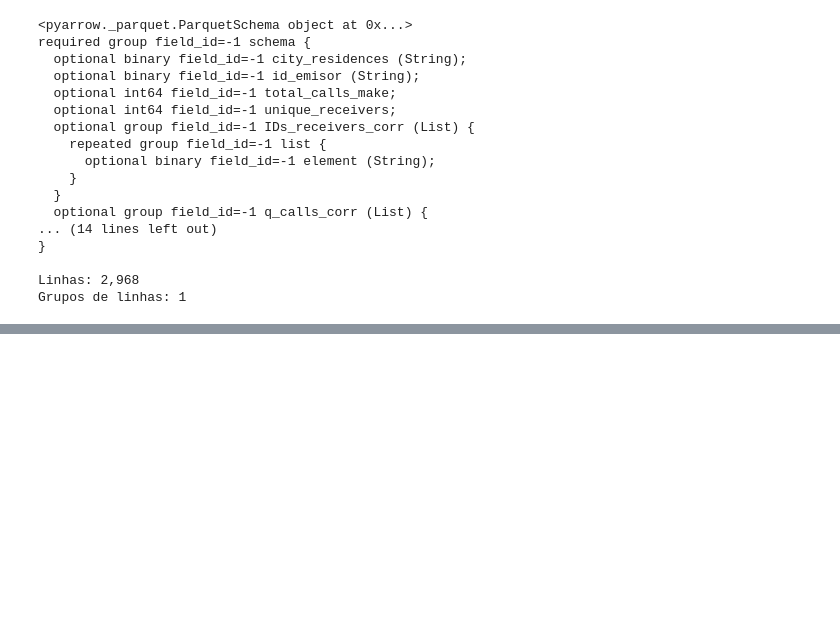
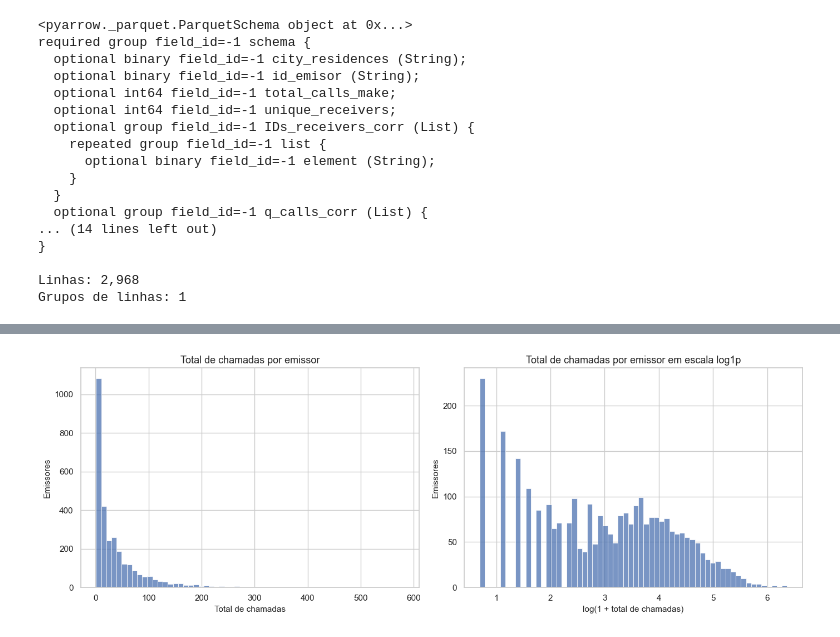
Before and after one commit to pedroazara/campinas-telecom-network, a Jupyter notebook: eda.ipynb, the cells around one changed output, grey strips where cells are left out. Cells and saved outputs as stored; diff of their text form; code cells hidden in the pictures; blank space fills up the shorter version.

```diff
--- a/eda.ipynb
+++ b/eda.ipynb
@@ -380,0 +120,17 @@ def filtrar_residencias_por_ids(path, ids, chunksize=500_000):
+# %%
+list_cols = ['IDs_receivers_corr', 'q_calls_corr', 'residence_distance_km_corr', 'calls_duration_total_corr']
+
+for col in list_cols:
+    lavras[f'n_{col}'] = lavras[col].apply(len)
+
+lavras['soma_q_calls_corr'] = lavras['q_calls_corr'].apply(sum)
+
+checks = pd.DataFrame({
+    'linhas': [len(lavras)],
+    'emissores_unicos': [lavras['id_emisor'].nunique()],
+    'emissores_duplicados': [lavras['id_emisor'].duplicated().sum()],
+    'unique_receivers_confere': [(lavras['unique_receivers'] == lavras['n_IDs_receivers_corr']).all()],
+    'listas_mesmo_tamanho': [(lavras[[f'n_{c}' for c in list_cols]].nunique(axis=1) == 1).all()],
+    'total_calls_confere': [(lavras['total_calls_make'] == lavras['soma_q_calls_corr']).all()],
+})
+checks
@@ -380,0 +155,13 @@ def filtrar_residencias_por_ids(path, ids, chunksize=500_000):
+# %%
+lavras['chamadas_por_receptor'] = lavras['total_calls_make'] / lavras['unique_receivers'].replace(0, np.nan)
+
+resumo_geral = pd.DataFrame({
+    'emissores': [lavras['id_emisor'].nunique()],
+    'chamadas_total': [lavras['total_calls_make'].sum()],
+    'receptores_distintos_somados': [lavras['unique_receivers'].sum()],
+    'media_chamadas_por_emissor': [lavras['total_calls_make'].mean()],
+    'mediana_chamadas_por_emissor': [lavras['total_calls_make'].median()],
+    'media_receptores_por_emissor': [lavras['unique_receivers'].mean()],
+    'mediana_receptores_por_emissor': [lavras['unique_receivers'].median()],
+})
+resumo_geral
@@ -380,0 +183,17 @@ def filtrar_residencias_por_ids(path, ids, chunksize=500_000):
+# %%
+fig, axes = plt.subplots(1, 2, figsize=(14, 5))
+
+sns.histplot(data=lavras, x='total_calls_make', bins=60, ax=axes[0])
+axes[0].set_title('Total de chamadas por emissor')
+axes[0].set_xlabel('Total de chamadas')
+axes[0].set_ylabel('Emissores')
+
+sns.histplot(x=np.log1p(lavras['total_calls_make']), bins=60, ax=axes[1])
+axes[1].set_title('Total de chamadas por emissor em escala log1p')
+axes[1].set_xlabel('log(1 + total de chamadas)')
+axes[1].set_ylabel('Emissores')
+
+plt.tight_layout()
+plt.show()
+# %% [output]
+[figure, added]
```
Also changed, not shown: parts of 85 cells of this notebook, 3 other files.
